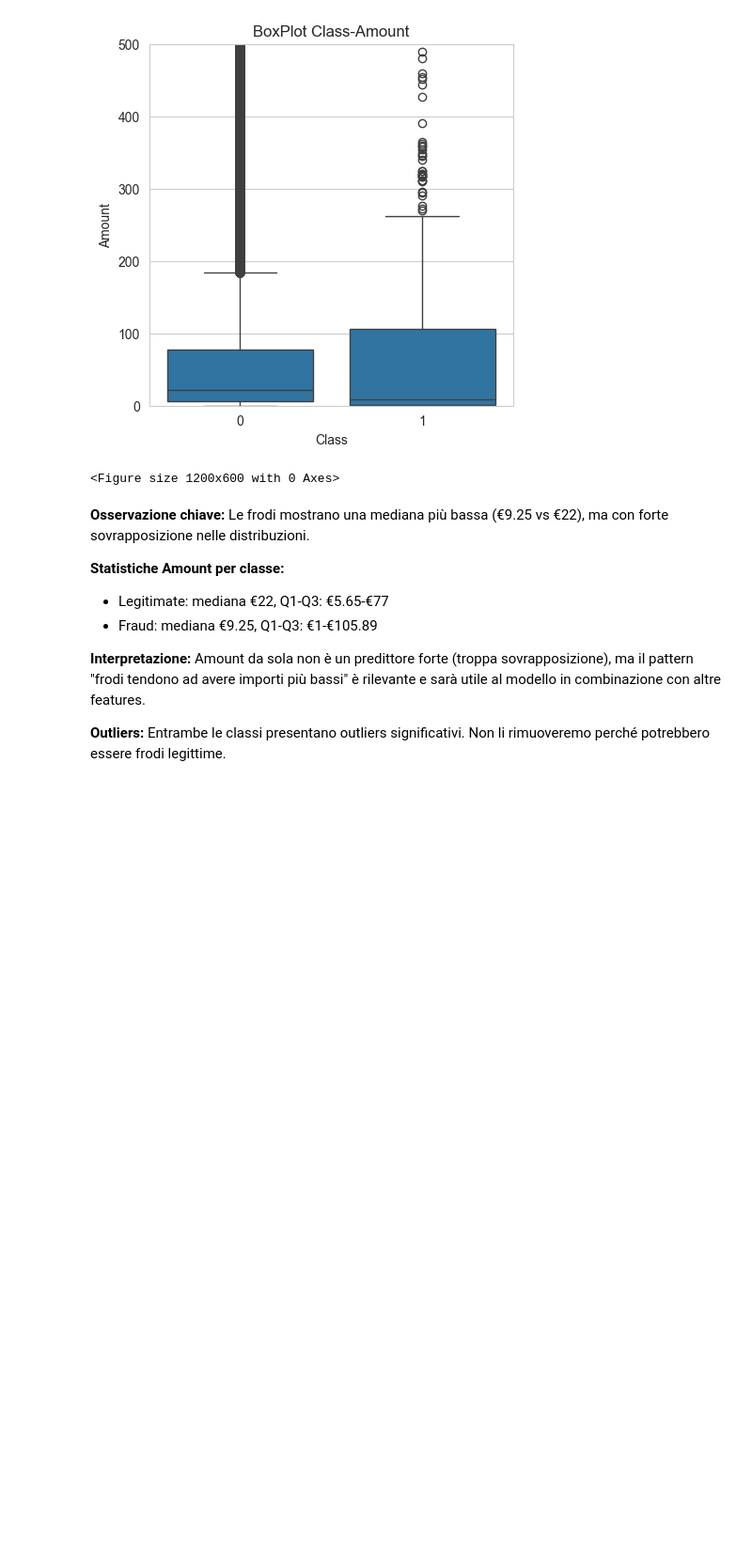
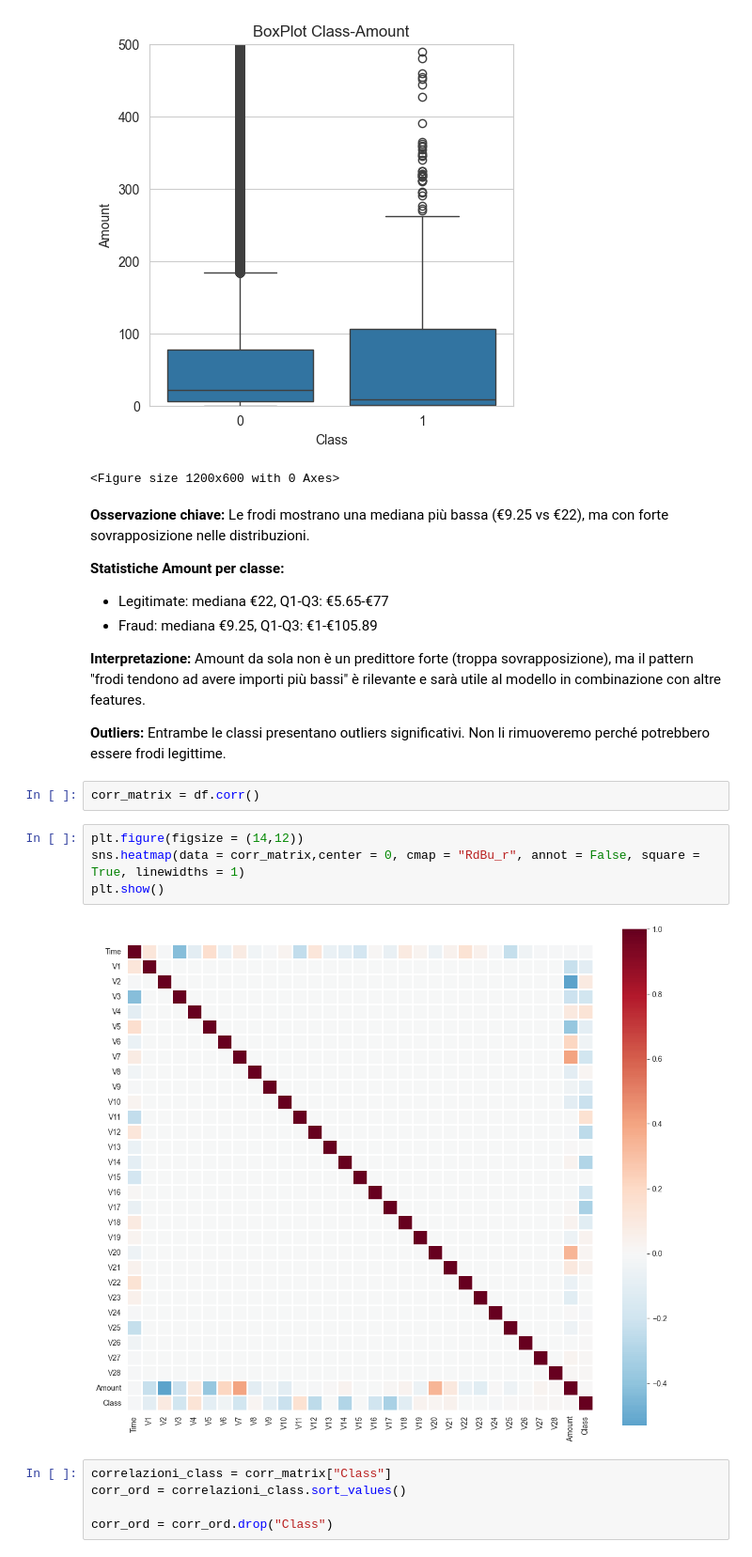
Before and after one commit to Chris05-Gen/fraud-detection-ml, a Jupyter notebook: notebooks/01_EDA.ipynb, the cells around one changed output. Shown: that part at 94% size. Saved outputs shown, nothing was run; the diff lists cells and outputs as text; blank space fills up the shorter version.

```diff
--- a/notebooks/01_EDA.ipynb
+++ b/notebooks/01_EDA.ipynb
@@ -276,3 +319,16 @@ e sarà utile al modello in combinazione con altre features.
 
 **Outliers:** Entrambe le classi presentano outliers significativi.
 Non li rimuoveremo perché potrebbero essere frodi legittime.
+# %%
+corr_matrix = df.corr()
+# %%
+plt.figure(figsize = (14,12))
+sns.heatmap(data = corr_matrix,center = 0, cmap = "RdBu_r", annot = False, square = True, linewidths = 1)
+plt.show()
+# %% [output]
+[figure, added]
+# %%
+correlazioni_class = corr_matrix["Class"]
+corr_ord = correlazioni_class.sort_values()
+
+corr_ord = corr_ord.drop("Class")
```
Also changed, not shown: parts of 21 cells of this notebook, 2 other files.
